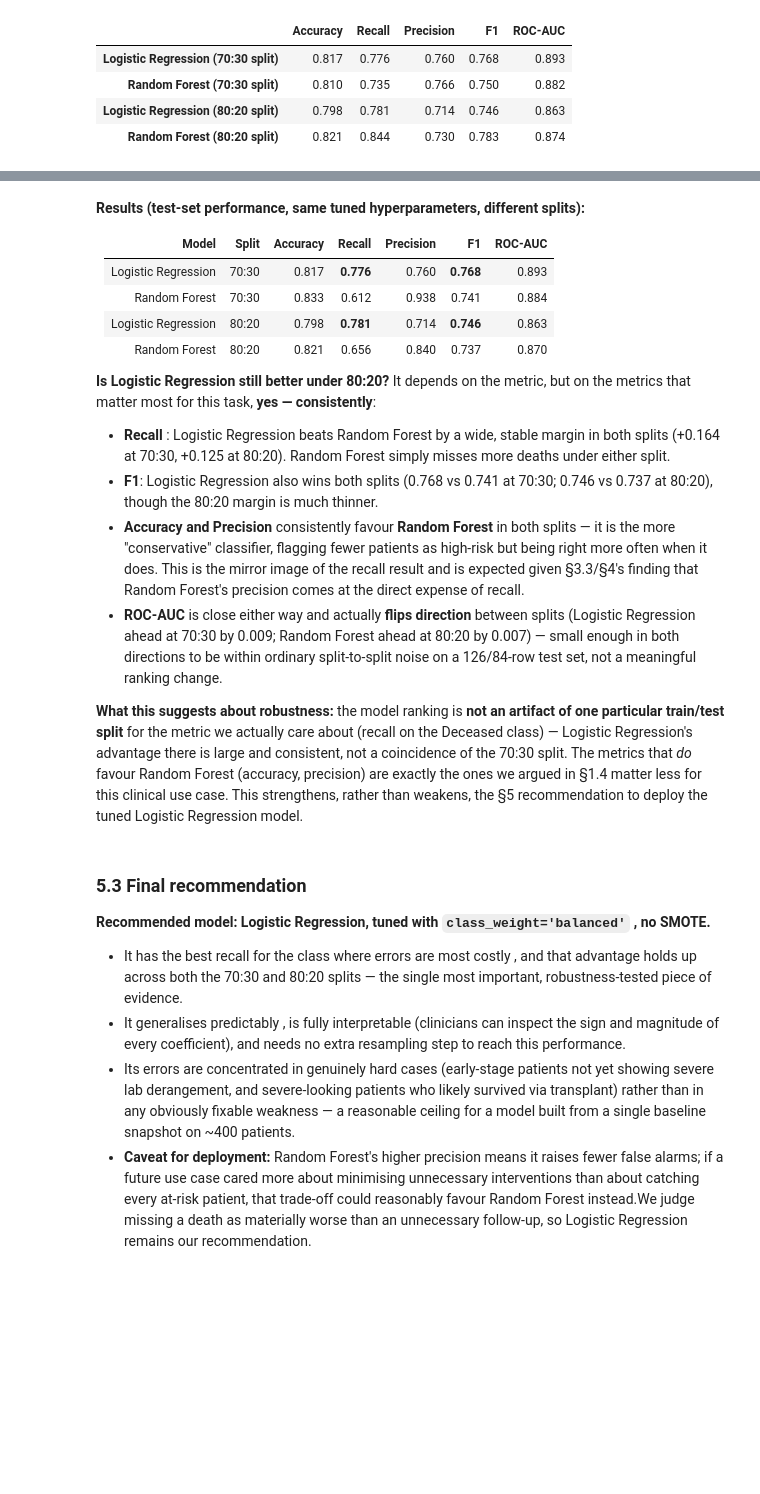
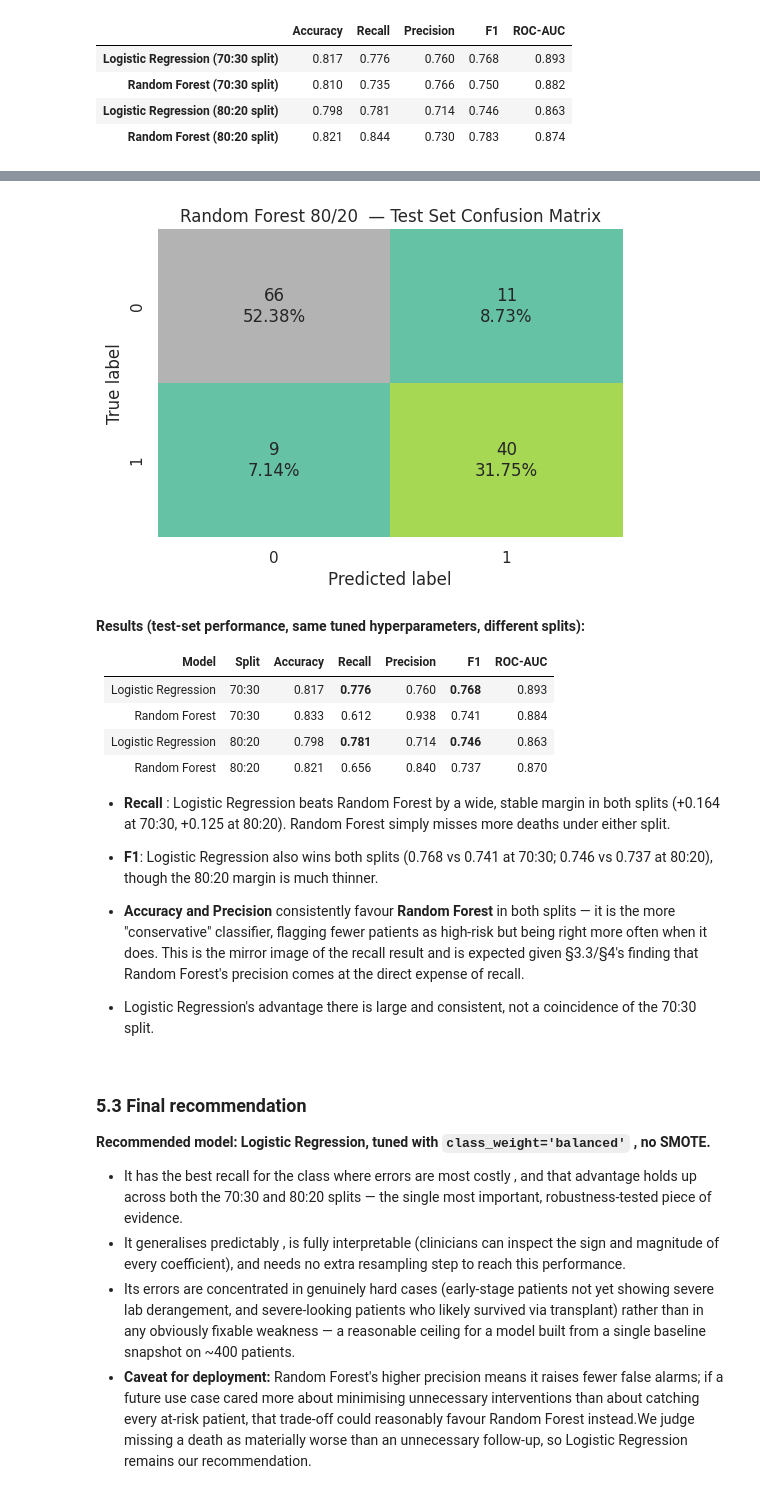
Before and after one commit to Rajesh2015/MSMLRepoSolution, a Jupyter notebook: SG-720-Machine Learning/Cirrhosis Patient Survival Prediction 4C/cirrhosis_patient_predictions.ipynb, the cells around one changed output, grey strips where cells are left out. Cells and saved outputs as stored; diff of their text form; code cells hidden in the pictures; blank space fills up the shorter version.

```diff
--- a/SG-720-Machine Learning/Cirrhosis Patient Survival Prediction 4C/cirrhosis_patient_predictions.ipynb
+++ b/SG-720-Machine Learning/Cirrhosis Patient Survival Prediction 4C/cirrhosis_patient_predictions.ipynb
@@ -1329,3 +1334,8 @@ split_comparison
+# %%
+# confusion Matrix for Random Forest 80/20
+confusion_matrix_sklearn(rf_pipeline_80, X_test, y_test, title='Random Forest 80/20  — Test Set Confusion Matrix')
+# %% [output]
+[figure, added]
 # %% [markdown]
 **Results (test-set performance, same tuned hyperparameters, different splits):**
 
@@ -1336,13 +1346,12 @@ split_comparison
 | Logistic Regression | 80:20 | 0.798 | **0.781** | 0.714 | **0.746** | 0.863 |
 | Random Forest | 80:20 | 0.821 | 0.656 | 0.840 | 0.737 | 0.870 |
 
-**Is Logistic Regression still better under 80:20?** It depends on the metric, but on the metrics that matter most for this task, **yes — consistently**:
+
 - **Recall** : Logistic Regression beats Random Forest by a wide, stable margin in both splits (+0.164 at 70:30, +0.125 at 80:20). Random Forest simply misses more deaths under either split.
 - **F1**: Logistic Regression also wins both splits (0.768 vs 0.741 at 70:30; 0.746 vs 0.737 at 80:20), though the 80:20 margin is much thinner.
 - **Accuracy and Precision** consistently favour **Random Forest** in both splits — it is the more "conservative" classifier, flagging fewer patients as high-risk but being right more often when it does. This is the mirror image of the recall result and is expected given §3.3/§4's finding that Random Forest's precision comes at the direct expense of recall.
-- **ROC-AUC** is close either way and actually **flips direction** between splits (Logistic Regression ahead at 70:30 by 0.009; Random Forest ahead at 80:20 by 0.007) — small enough in both directions to be within ordinary split-to-split noise on a 126/84-row test set, not a meaningful ranking change.
 
-**What this suggests about robustness:** the model ranking is **not an artifact of one particular train/test split** for the metric we actually care about (recall on the Deceased class) — Logistic Regression's advantage there is large and consistent, not a coincidence of the 70:30 split. The metrics that *do* favour Random Forest (accuracy, precision) are exactly the ones we argued in §1.4 matter less for this clinical use case. This strengthens, rather than weakens, the §5 recommendation to deploy the tuned Logistic Regression model.
+- Logistic Regression's advantage there is large and consistent, not a coincidence of the 70:30 split.
 # %% [markdown]
 ### 5.3 Final recommendation
 
```
Also changed, not shown: parts of 1 cell of this notebook.
